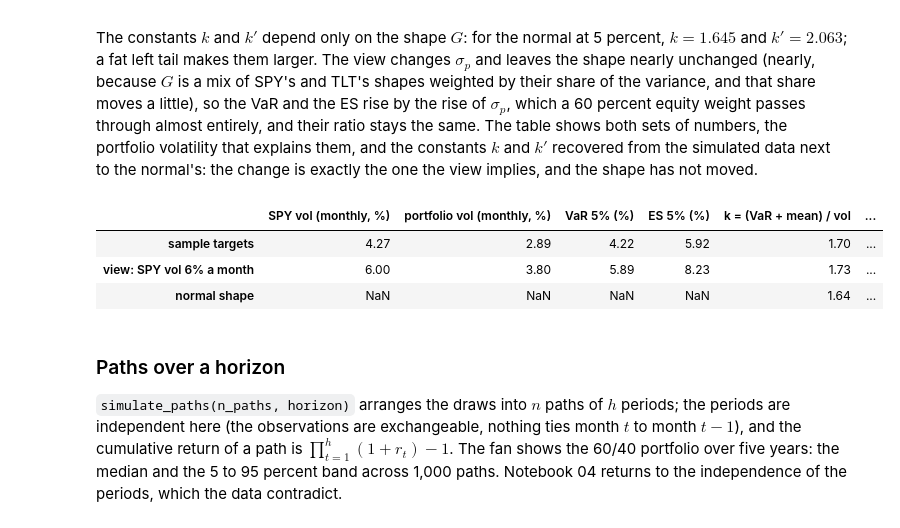
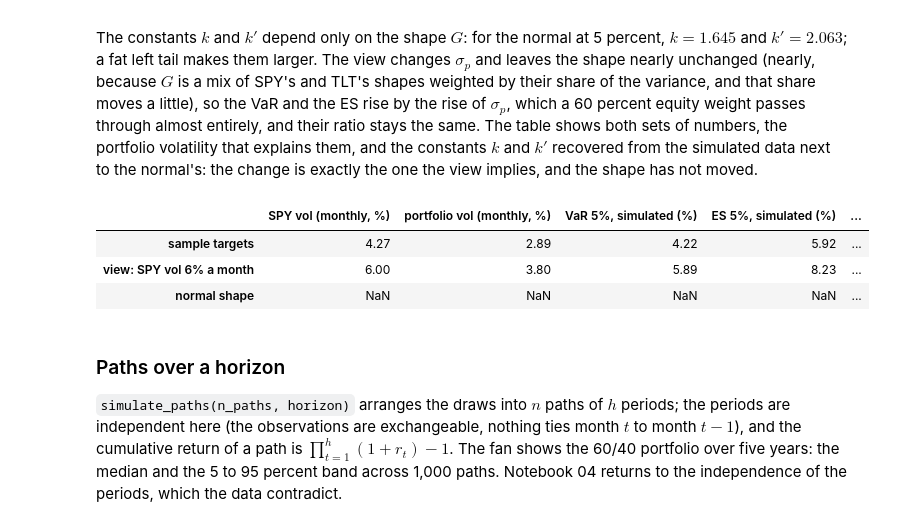
Before and after one commit to mamadouyamar/CVineMarketGen, a Jupyter notebook: examples/01_matching_moments_and_correlations.ipynb, the cells around one changed output. Drawn from its saved outputs; the diff is of its cells as text; code cells hidden in the pictures.

Commit message:
docs: notebook 01, label the simulated and the implied quantities in the view tables
Co-Authored-By: Claude Fable 5.1 <noreply@anthropic.com>

```diff
--- a/examples/01_matching_moments_and_correlations.ipynb
+++ b/examples/01_matching_moments_and_correlations.ipynb
@@ -302,7 +305,7 @@ rows = {}
 for name, tg, SS in [("sample targets", t, S), ("view: corr(equity, Treasuries) = 0.30", t1, S1)]:
     rp = (SS @ w).values; v, e = var_es(rp)
     rows[name] = {"corr(SPY, TLT) target": tg.corr.loc["SPY", "TLT"], "SPY vol, simulated (%)": SS["SPY"].std() * 100, "TLT vol, simulated (%)": SS["TLT"].std() * 100,
-                  "portfolio vol, implied (%)": port_vol(tg) * 100, "portfolio vol, simulated (%)": rp.std() * 100, "VaR 5% (%)": v * 100, "ES 5% (%)": e * 100}
+                  "portfolio vol, implied by targets (%)": port_vol(tg) * 100, "portfolio vol, simulated (%)": rp.std() * 100, "VaR 5%, simulated (%)": v * 100, "ES 5%, simulated (%)": e * 100}
 pd.DataFrame(rows).T.round(2)
 # %% [output]
 smallest eigenvalue of the new correlation matrix: 0.078
@@ -350,19 +353,19 @@ the one the view implies, and the shape has not moved.
 # %%
 t2 = Targets.from_history(X)
 t2.vol["SPY"] = 0.06                                     # view: SPY volatility 6 percent a month (21 percent a year) instead of the sample's 4.3 (15)
 S2 = FleishmanMarket(t2).fit().simulate(25000, seed=1)
 rows = {}
 for name, tg, SS in [("sample targets", t, S), ("view: SPY vol 6% a month", t2, S2)]:
     rp = (SS @ w).values; v, e = var_es(rp); mu_p, sd_p = rp.mean(), rp.std()
-    rows[name] = {"SPY vol (monthly, %)": tg.vol["SPY"] * 100, "portfolio vol (monthly, %)": port_vol(tg) * 100, "VaR 5% (%)": v * 100, "ES 5% (%)": e * 100,
+    rows[name] = {"SPY vol (monthly, %)": tg.vol["SPY"] * 100, "portfolio vol (monthly, %)": port_vol(tg) * 100, "VaR 5%, simulated (%)": v * 100, "ES 5%, simulated (%)": e * 100,
                   "k = (VaR + mean) / vol": (v + mu_p) / sd_p, "k' = (ES + mean) / vol": (e + mu_p) / sd_p}
 rows["normal shape"] = {"k = (VaR + mean) / vol": -stats.norm.ppf(0.05), "k' = (ES + mean) / vol": stats.norm.pdf(stats.norm.ppf(0.05)) / 0.05}
 pd.DataFrame(rows).T.round(2)
 # %% [output]
-|  | SPY vol (monthly, %) | portfolio vol (monthly, %) | VaR 5% (%) | ES 5% (%) | k = (VaR + mean) / vol | ... |
-| sample targets | 4.27 | 2.89 | 4.22 | 5.92 | 1.70 | ... |
-| view: SPY vol 6% a month | 6.00 | 3.80 | 5.89 | 8.23 | 1.73 | ... |
-| normal shape | NaN | NaN | NaN | NaN | 1.64 | ... |
+|  | SPY vol (monthly, %) | portfolio vol (monthly, %) | VaR 5%, simulated (%) | ES 5%, simulated (%) | ... |
+| sample targets | 4.27 | 2.89 | 4.22 | 5.92 | ... |
+| view: SPY vol 6% a month | 6.00 | 3.80 | 5.89 | 8.23 | ... |
+| normal shape | NaN | NaN | NaN | NaN | ... |
 # %% [markdown]
 ### Paths over a horizon
 
```
Also changed, not shown: parts of 2 cells of this notebook.
